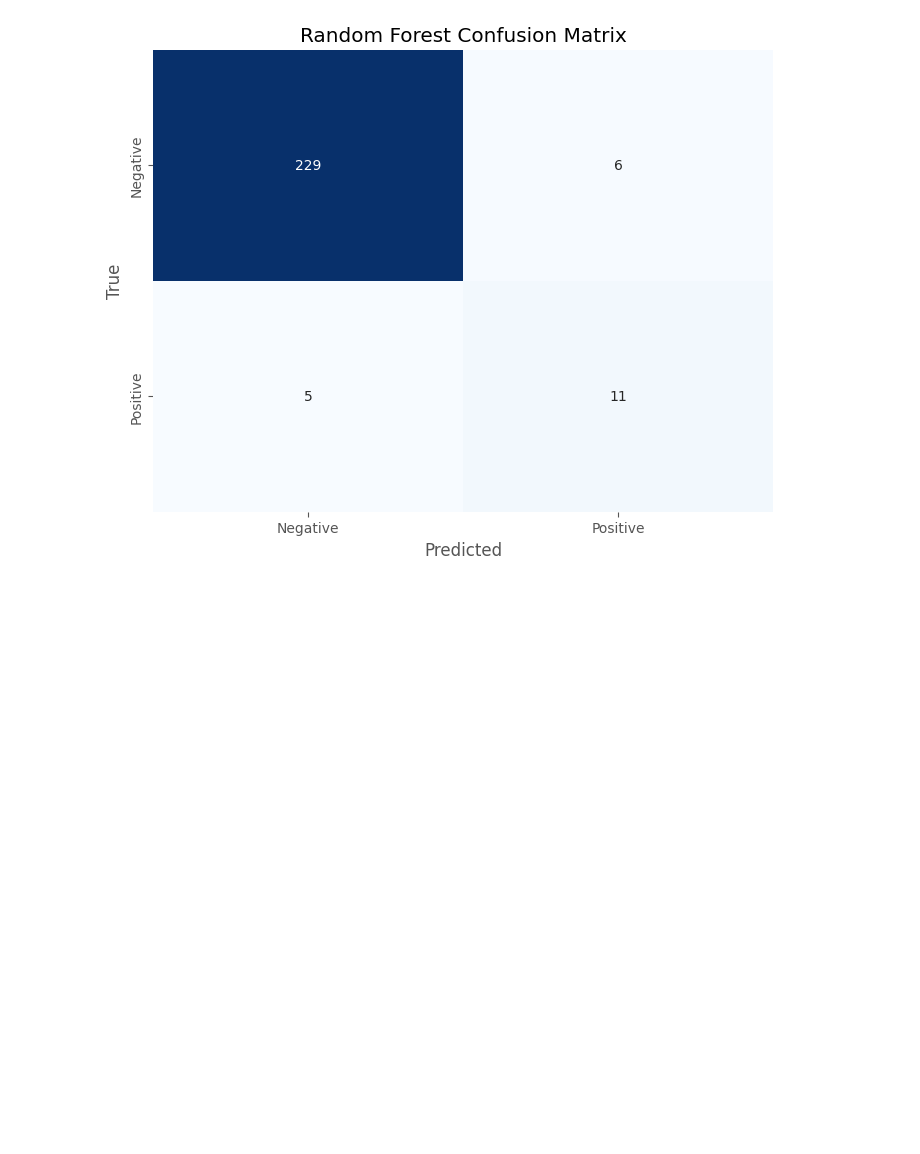
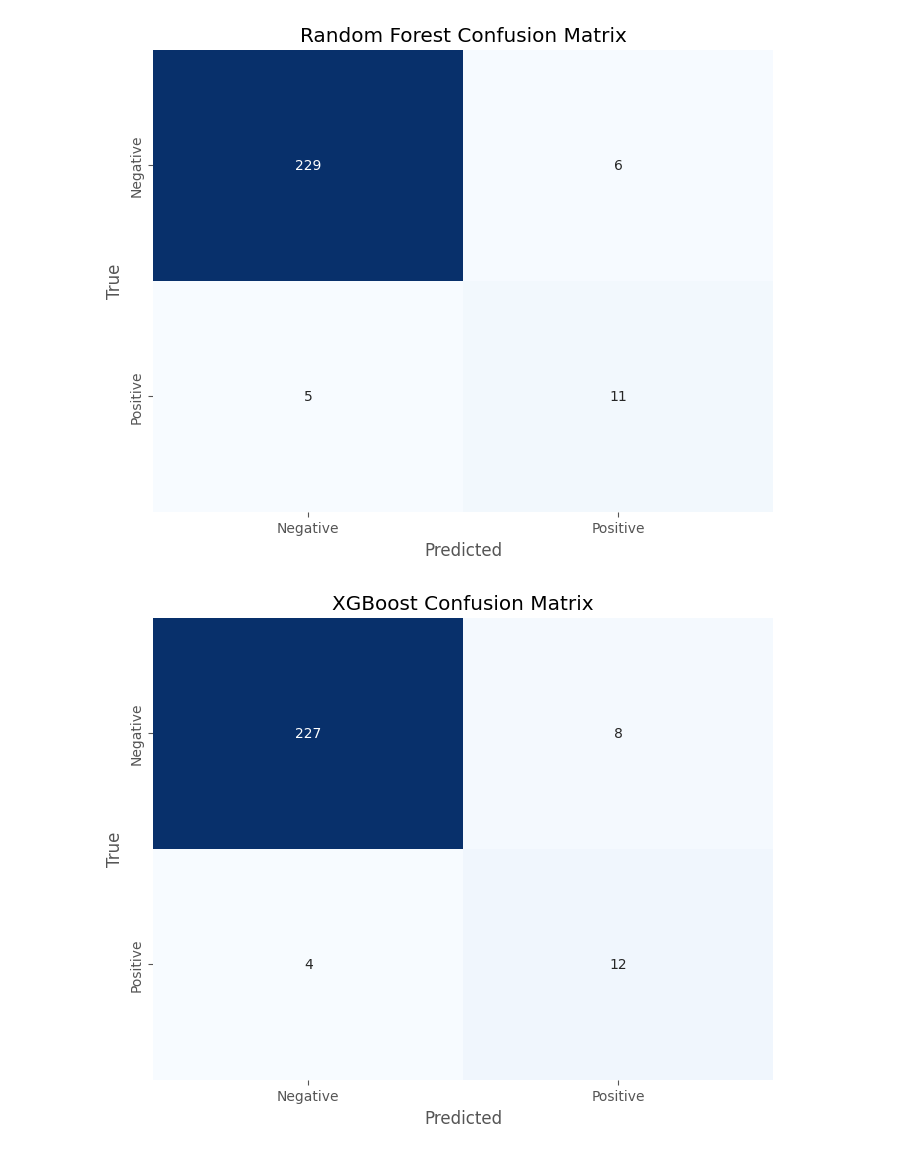
Before and after one commit to va22abb/Msc-Data-Project-Comparative-study-of-machine-learning-algorithms-in-predicting-cervical-cancer, a Jupyter notebook: Cervical_Cancer_Code.ipynb, the cells around one changed output. Saved outputs shown, nothing was run; the diff lists cells and outputs as text; code cells hidden in the pictures; blank space fills up the shorter version.

Commit message:
Implemented machine learning modelling and confusion matrix analysis for XGBoost

```diff
--- a/Cervical_Cancer_Code.ipynb
+++ b/Cervical_Cancer_Code.ipynb
@@ -490,0 +495,18 @@ weighted avg       0.96      0.96      0.96       251
+# %%
+import xgboost as xgb
+
+# Calculate scale_pos_weight (this is an approximation to balance the class weights)
+scale_pos_weight = (y_train.value_counts()[0] / y_train.value_counts()[1])
+
+# Create the XGBoost model
+xgb_model = xgb.XGBClassifier(scale_pos_weight=scale_pos_weight, random_state=42)
+
+# Fit the model
+xgb_model.fit(X_train_scaled, y_train)
+
+# Make predictions
+y_pred_xgb = xgb_model.predict(X_test_scaled)
+
+# Evaluate the model
+print(confusion_matrix(y_test, y_pred_xgb))
+print(classification_report(y_test, y_pred_xgb))
@@ -524,3 +557,8 @@ plot_confusion_matrix(y_test, y_pred_svm, title='SVM Confusion Matrix')
 plot_confusion_matrix(y_test, y_pred_rf, title='Random Forest Confusion Matrix')
 # %% [output]
 [figure]
+# %%
+# Plot heatmap for XGBoost confusion matrix
+plot_confusion_matrix(y_test, y_pred_xgb, title='XGBoost Confusion Matrix')
+# %% [output]
+[figure, added]
```
Also changed, not shown: parts of 4 cells of this notebook.
